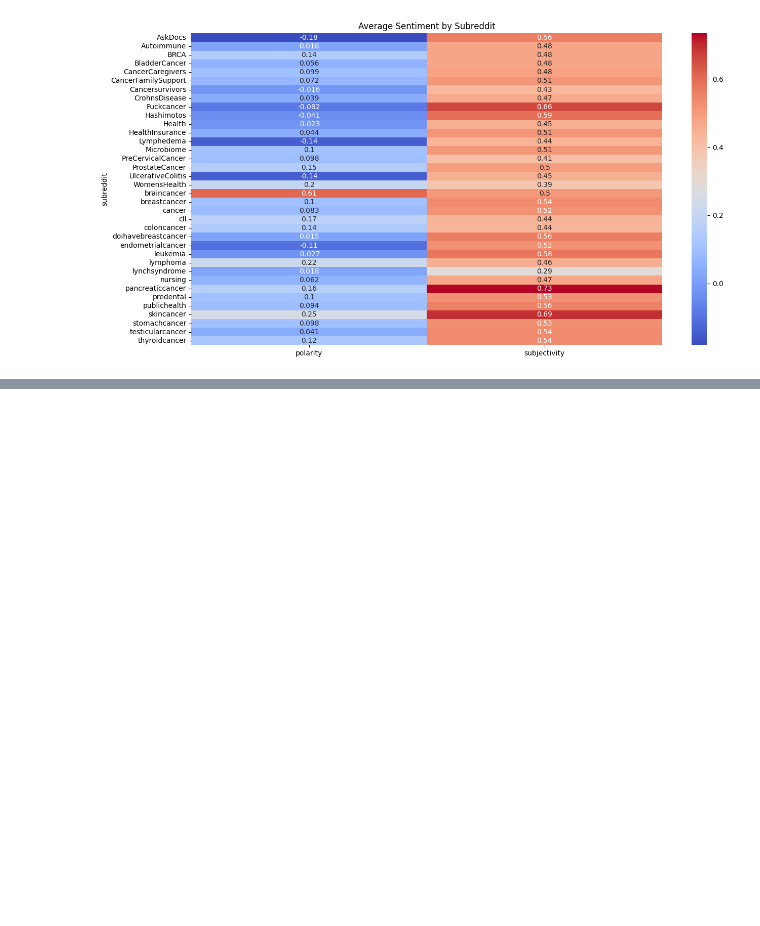
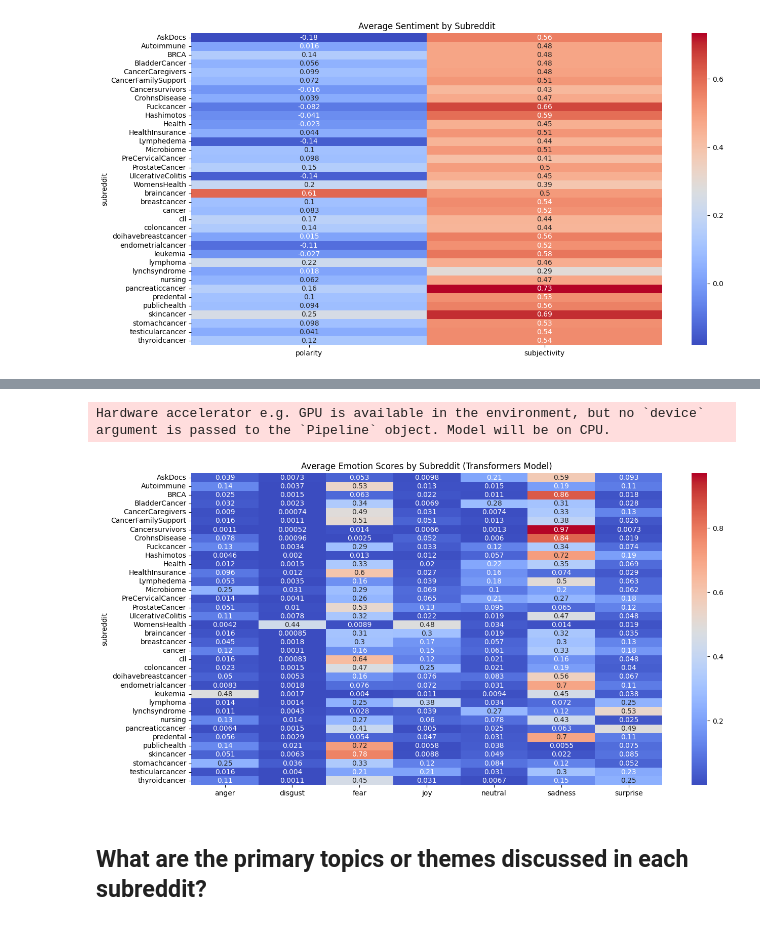
Before and after one commit to msheeba4848/Cancer-Communication-Using-Big-Data-Tools, a Jupyter notebook: eda/eda.ipynb, the cells around one changed output, grey strips where cells are left out. Drawn from its saved outputs; the diff is of its cells as text; code cells hidden in the pictures; blank space fills up the shorter version.

```diff
--- a/eda/eda.ipynb
+++ b/eda/eda.ipynb
@@ -160,21 +151,39 @@ plt.show()
 [figure]
 # %%
-from transformers import pipeline
+# using pretained model
 
-# Load a pretrained emotion classification model
-emotion_classifier = pipeline("text-classification", model="j-hartmann/emotion-english-distilroberta-base", return_all_scores=True)
+MAX_LENGTH = 512
 
+def truncate_text(text, max_length=MAX_LENGTH):
+    tokens = text.split()  # Tokenize by whitespace
+    if len(tokens) > max_length:
+        text = ' '.join(tokens[:max_length])
+    return text
+
+#df['truncated_body'] = df['body'].apply(lambda x: truncate_text(x))
+
+# loading a pretrained emotion classification model
+emotion_classifier = pipeline(
+    "text-classification",
+    model="j-hartmann/emotion-english-distilroberta-base",
+    return_all_scores=True,
+    truncation=True
+)
 def get_emotions_transformers(text):
     emotion_scores = emotion_classifier(text)[0]  # Get the list of emotion scores for the text
     # Convert list of scores to a dictionary
     return {item['label']: item['score'] for item in emotion_scores}
 
-# Apply to the DataFrame
 emotion_df = pd.DataFrame(df['body'].apply(get_emotions_transformers).tolist())
 emotion_df['subreddit'] = df['subreddit']
 emotion_avg = emotion_df.groupby('subreddit').mean()
 
 plt.figure(figsize=(15, 8))
 sns.heatmap(emotion_avg, annot=True, cmap='coolwarm')
 plt.title('Average Emotion Scores by Subreddit (Transformers Model)')
 plt.show()
+# %% [output]
+Hardware accelerator e.g. GPU is available in the environment, but no `device` argument is passed to the `Pipeline` object. Model will be on CPU.
+[figure, added]
+# %% [markdown]
+## What are the primary topics or themes discussed in each subreddit?
```
Also changed, not shown: parts of 16 cells of this notebook.
